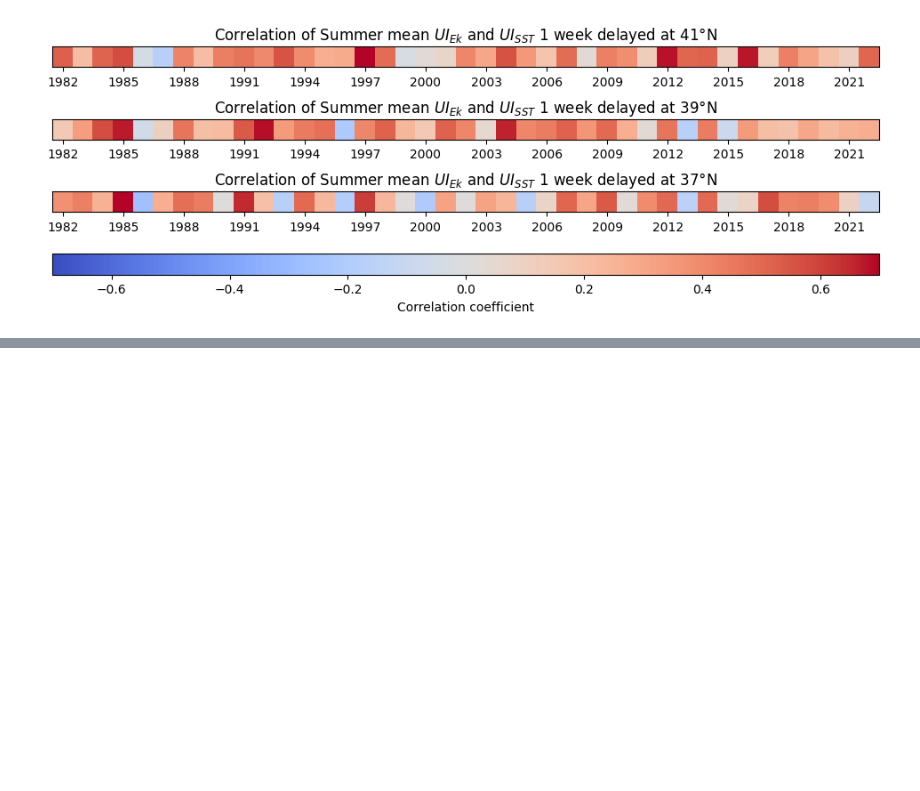
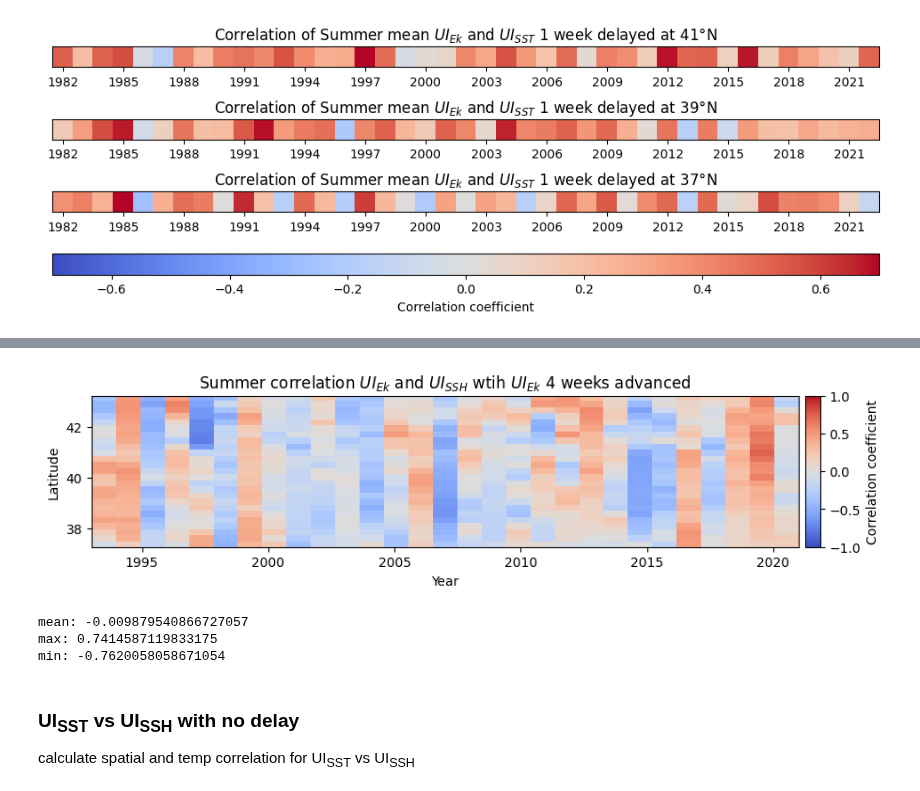
Before and after one commit to Marie-Louise-Korte/Iberian_Coast_Upwelling, a Jupyter notebook: Analyse_UIs_correlation.ipynb, the cells around one changed output, grey strips where cells are left out. Drawn from its saved outputs; the diff is of its cells as text; code cells hidden in the pictures; blank space fills up the shorter version.

```diff
--- a/Analyse_UIs_correlation.ipynb
+++ b/Analyse_UIs_correlation.ipynb
@@ -261,0 +350,58 @@ fig.colorbar(plot, cax=cbar_ax, label = 'Correlation coefficient', orientation =
+# %%
+## same as above but for all lats (UI_SST resampled to UI_Ek 0.25° res)
+# sel lat slice where I acutally calculate the UI_SST, sel same area for UI_Ek (to avoid complications with nans
+# the limits are dependent on the min and max in the SST_UI -> where the mid-shelf line ends N and S extent
+SSH_res = SSH.UI.interp(lat = Ek_res.lat.values, method = 'linear').sel(lat = slice(37.25, 43.25)) # move one lat in -> to avoid nans at edges
+SSH_res = SSH_res.sel(time = slice('01-01-1993', '31-12-2021')) # there is one wierd 1992 time variable (first week of ds)
+# sel same length of datset for Ek
+Ek_res = Ek_res.sel(time = slice(SSH.time.min(), SSH.time.max()))
+# %%
+# calculate the correlation
+corr_summer_1_week_delay_all_lats = np.zeros([25,29]) #25 lats and len years is 29
+lats = SST_res.lat.values
+
+for n in np.arange(len(SST_res.lat.values)):
+    i = 0
+    for year in np.unique(SSH_res.time.dt.year.values):
+
+        # keep 1 week delay as it has the highest correlation -> go through every lat at every time step to get a
+        # summer correlation for every year at 0.25° lat resolution
+        # summer is week 22 to 39 so I am advancing Ek by 4 weeks
+        SSH_cor = SSH_res.sel(lat = lats[n], lon = -10.5, method = 'nearest').where((SSH.week_of_year >= 22) & (SSH.week_of_year <= 39), drop = True).where(SSH.time['time.year'] == year, drop = True)
+        Ek_cor = Ek_res.sel(lat = lats[n], lon = -10.5).where((SST.week_of_year >= 18) & (SSH.week_of_year <= 35), drop = True).where(SSH.time['time.year'] == year, drop = True)
+
+        # calculate correlation coefficients
+        cor = pearsonr(Ek_cor, SSH_cor)
+        # only save correlation coefficient (instead of whole matrix)
+        corr_summer_1_week_delay_all_lats[n,i] = cor[0]
+
+        i = i + 1
+# %%
+plt.figure(figsize = (10,6))
+# x and y for the axis
+x = SSH_res.time.dt.isocalendar().year.values
+y = SSH_res.lat.values
+
+plt.imshow(corr_summer_1_week_delay_all_lats, cmap = 'coolwarm', vmin = -1, vmax = 1,
+          extent = [min(x), max(x), min(y), max(y)]) #set x and y axis
+plt.colorbar(label = 'Correlation coefficient', fraction = 0.02, aspect = 10.4, pad = 0.01)
+plt.title(r'Summer correlation $UI_{Ek}$ and $UI_{SSH}$ wtih $UI_{Ek}$ 4 weeks advanced')
+plt.xlabel('Year')
+plt.ylabel('Latitude');
+
+# there are really no lats where we see consistently high or low correlation, it is much more dependent on the year
+# why are the correlations over the year often so uniform... this irritates me
+# %% [output]
+[figure, added]
+# %%
+## calculate mean
+print('mean:', corr_summer_1_week_delay_all_lats.mean())
+print('max:', corr_summer_1_week_delay_all_lats.max())
+print('min:', corr_summer_1_week_delay_all_lats.min())
+# %% [output]
+mean: -0.009879540866727057
+max: 0.7414587119833175
+min: -0.7620058058671054
+# %% [markdown]
+### UI<sub>SST</sub> vs UI<sub>SSH</sub> with no  delay
+calculate spatial and temp correlation for  UI<sub>SST</sub> vs UI<sub>SSH</sub>
```
Also changed, not shown: parts of 16 cells of this notebook.
